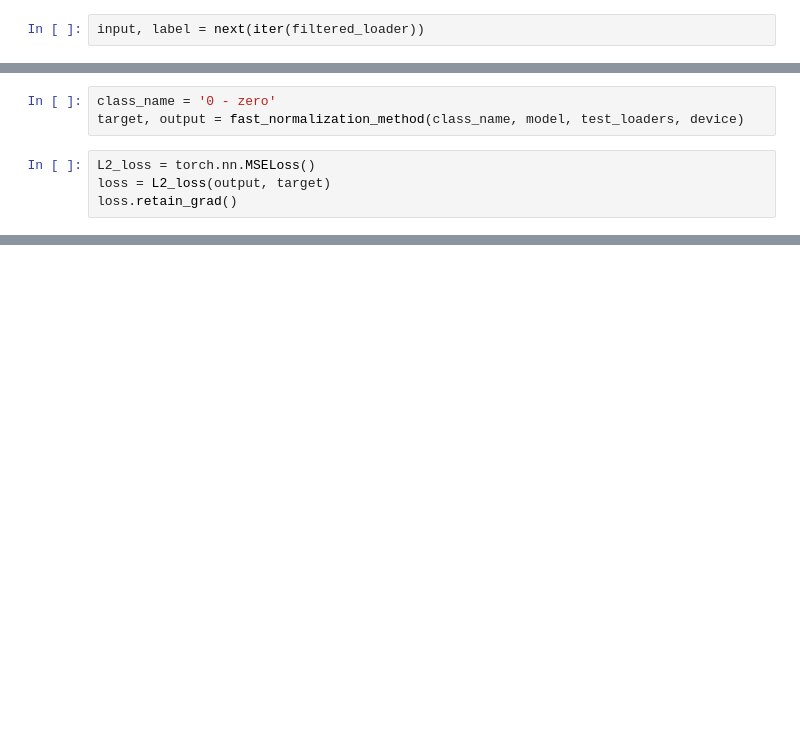
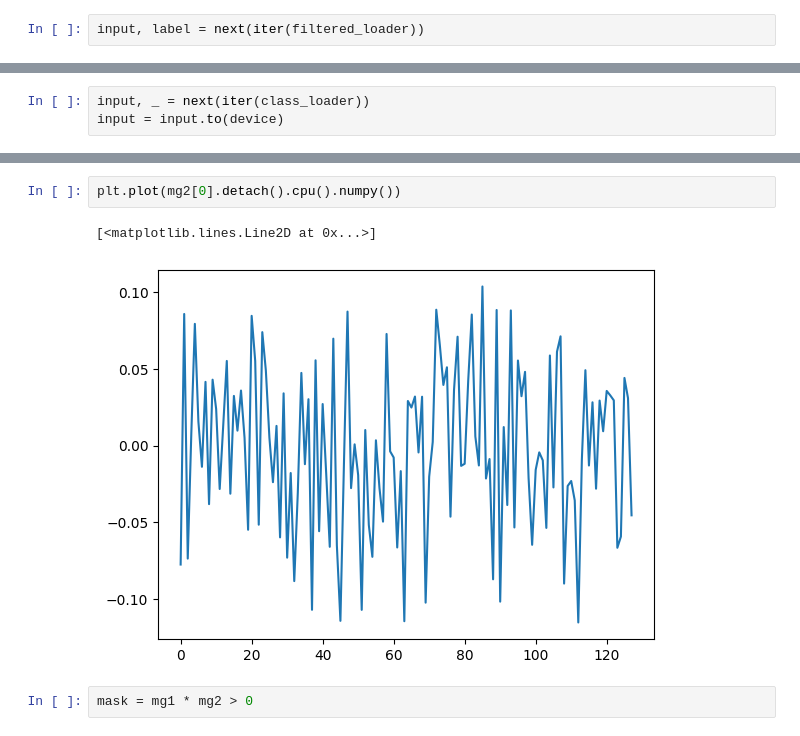
Before and after one commit to owl1996/MachineUL, a Jupyter notebook: main.ipynb, the cells around one changed output, grey strips where cells are left out. Saved outputs shown, nothing was run; the diff lists cells and outputs as text; blank space fills up the shorter version.

Commit message:
attempt mask

```diff
--- a/main.ipynb
+++ b/main.ipynb
@@ -227,7 +122,0 @@ torch.Size([64, 128])
-# %%
-class_name = '0 - zero'
-target, output = fast_normalization_method(class_name, model, test_loaders, device)
-# %%
-L2_loss = torch.nn.MSELoss()
-loss = L2_loss(output, target)
-loss.retain_grad()
@@ -239,0 +125,3 @@ loss.grad
+# %%
+input, _ = next(iter(class_loader))
+input = input.to(device)
@@ -239,0 +198,7 @@ loss.grad
+# %%
+plt.plot(mg2[0].detach().cpu().numpy())
+# %% [output]
+[<matplotlib.lines.Line2D at 0x...>]
+[figure, added]
+# %%
+mask = mg1 * mg2 > 0
```
Also changed, not shown: parts of 26 cells of this notebook.
